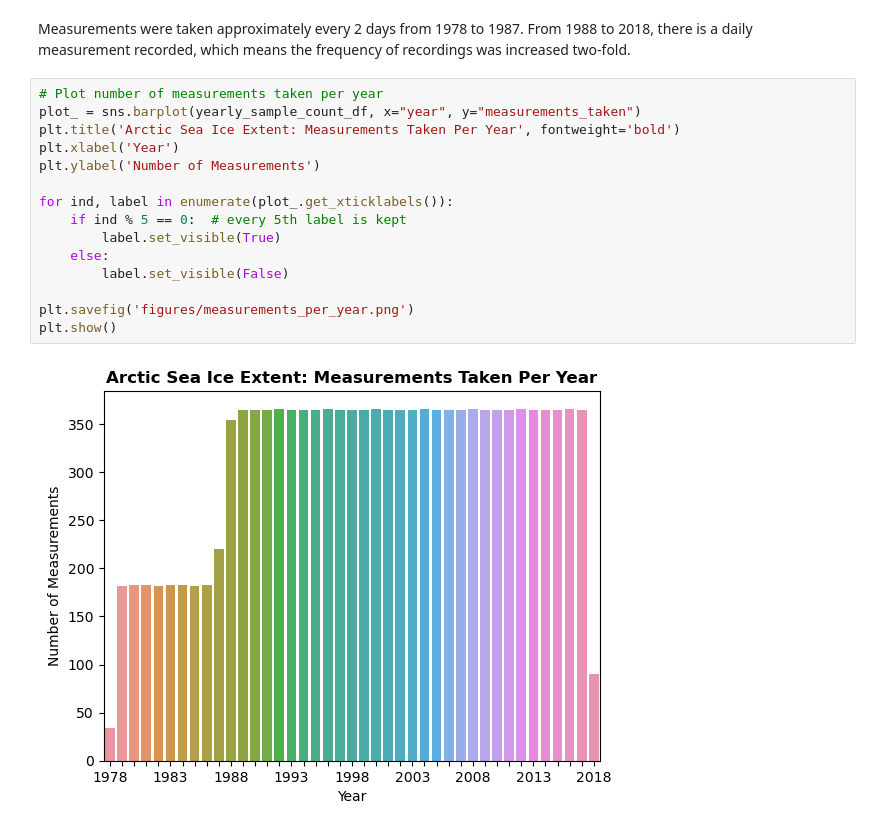
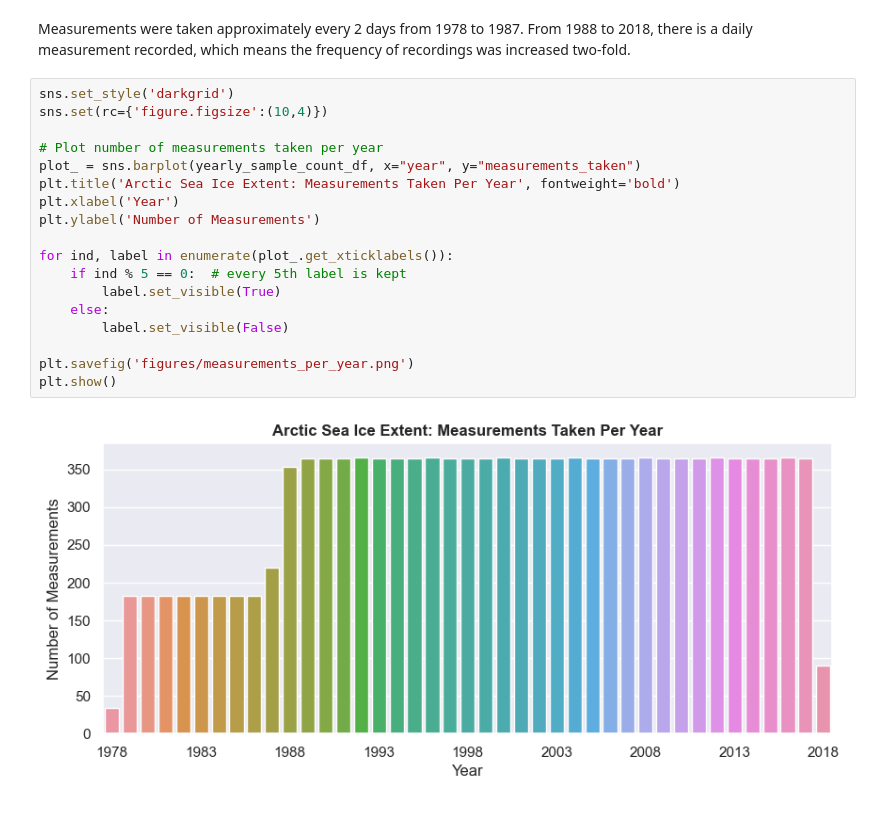
Before and after one commit to giantmagellan/SeaIceForecast, a Jupyter notebook: seaice_eda.ipynb, the cells around one changed output. Saved outputs shown, nothing was run; the diff lists cells and outputs as text.

```diff
--- a/seaice_eda.ipynb
+++ b/seaice_eda.ipynb
@@ -80,20 +80,23 @@ yearly_sample_count_df.head()
 # %% [markdown]
 Measurements were taken approximately every 2 days from 1978 to 1987. From 1988 to 2018, there is a daily measurement recorded, which means the frequency of recordings was increased two-fold.
 # %%
+sns.set_style('darkgrid')
+sns.set(rc={'figure.figsize':(10,4)})
+
 # Plot number of measurements taken per year
 plot_ = sns.barplot(yearly_sample_count_df, x="year", y="measurements_taken")
 plt.title('Arctic Sea Ice Extent: Measurements Taken Per Year', fontweight='bold')
 plt.xlabel('Year')
 plt.ylabel('Number of Measurements')
 
 for ind, label in enumerate(plot_.get_xticklabels()):
     if ind % 5 == 0:  # every 5th label is kept
         label.set_visible(True)
     else:
         label.set_visible(False)
 
 plt.savefig('figures/measurements_per_year.png')
 plt.show()
 # %% [output]
-[figure, old version]
+[figure, new version]
 # %%
```
Also changed, not shown: parts of 7 cells of this notebook, 5 other files.
